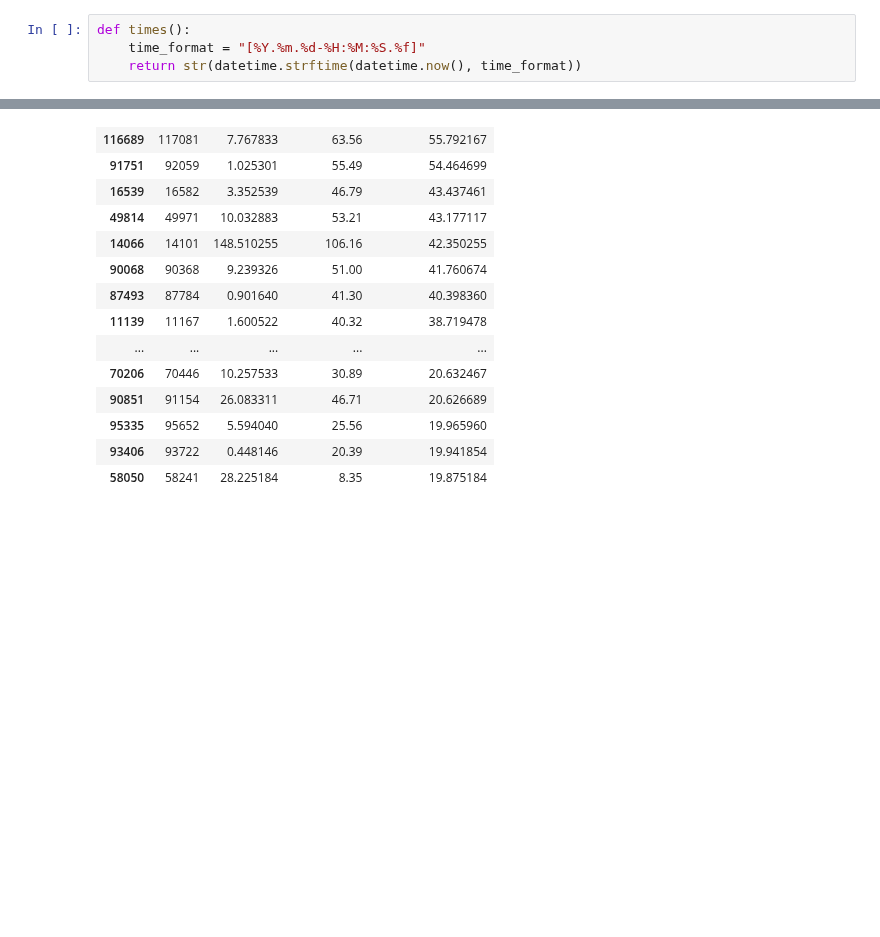
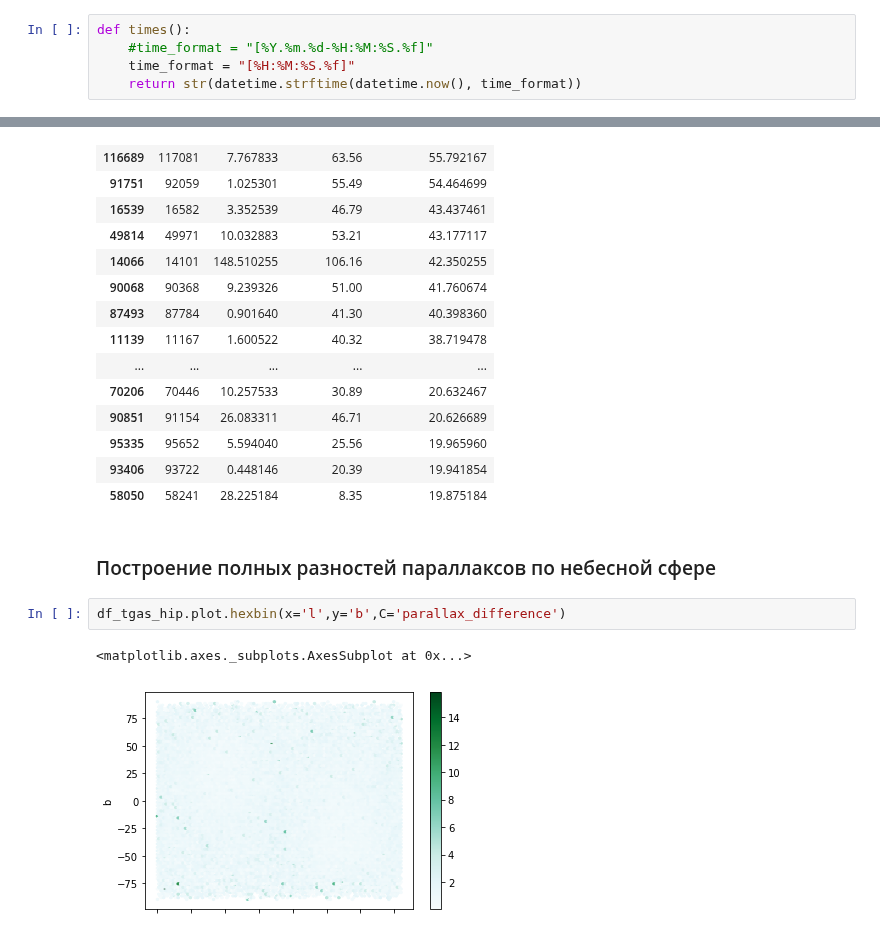
Before and after one commit to paantya/gaialib, a Jupyter notebook: k2018.ipynb, the cells around one changed output, grey strips where cells are left out. Saved outputs shown, nothing was run; the diff lists cells and outputs as text; blank space fills up the shorter version.

```diff
--- a/k2018.ipynb
+++ b/k2018.ipynb
@@ -41,7 +41,8 @@ Pandas version 0.19.2
 Matplotlib version 2.0.0
 # %%
 def times():
-    time_format = "[%Y.%m.%d-%H:%M:%S.%f]"
+    #time_format = "[%Y.%m.%d-%H:%M:%S.%f]"
+    time_format = "[%H:%M:%S.%f]"
     return str(datetime.strftime(datetime.now(), time_format))
 # %% [markdown]
 ## 1 Дополнение TGAS данными из Hipparocs (параллаксами) ##
@@ -258,3 +259,10 @@ df_tgas_hip[['hip','parallax','parallax_hip','parallax_difference']].sort_values
 | 95335 | 95652 | 5.594040 | 25.56 | 19.965960 |
 | 93406 | 93722 | 0.448146 | 20.39 | 19.941854 |
 | 58050 | 58241 | 28.225184 | 8.35 | 19.875184 |
+# %% [markdown]
+### Построение полных разностей параллаксов по небесной сфере
+# %%
+df_tgas_hip.plot.hexbin(x='l',y='b',C='parallax_difference')
+# %% [output]
+<matplotlib.axes._subplots.AxesSubplot at 0x...>
+[figure, added]
```
Also changed, not shown: parts of 6 cells of this notebook, 1 other file.
